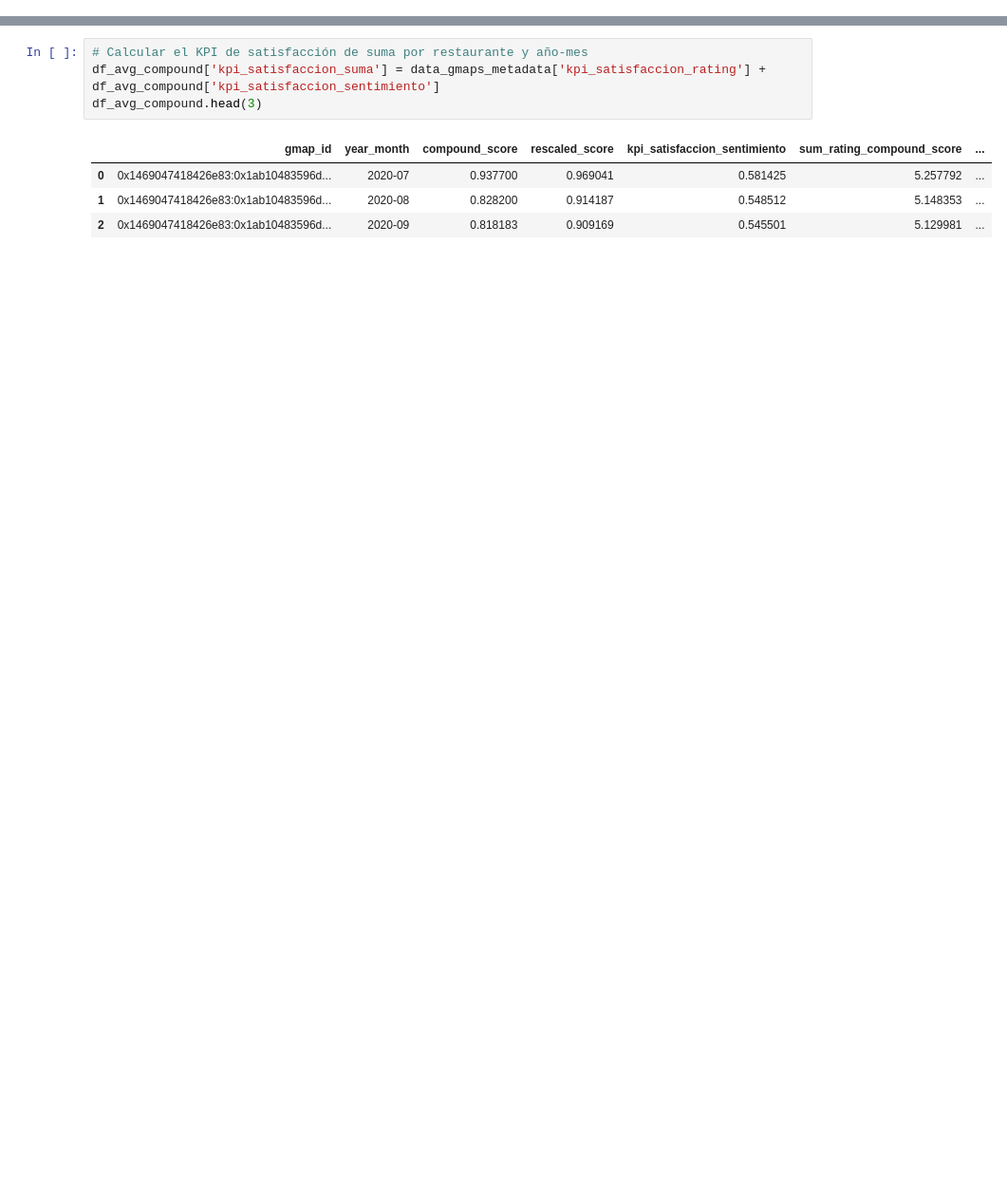
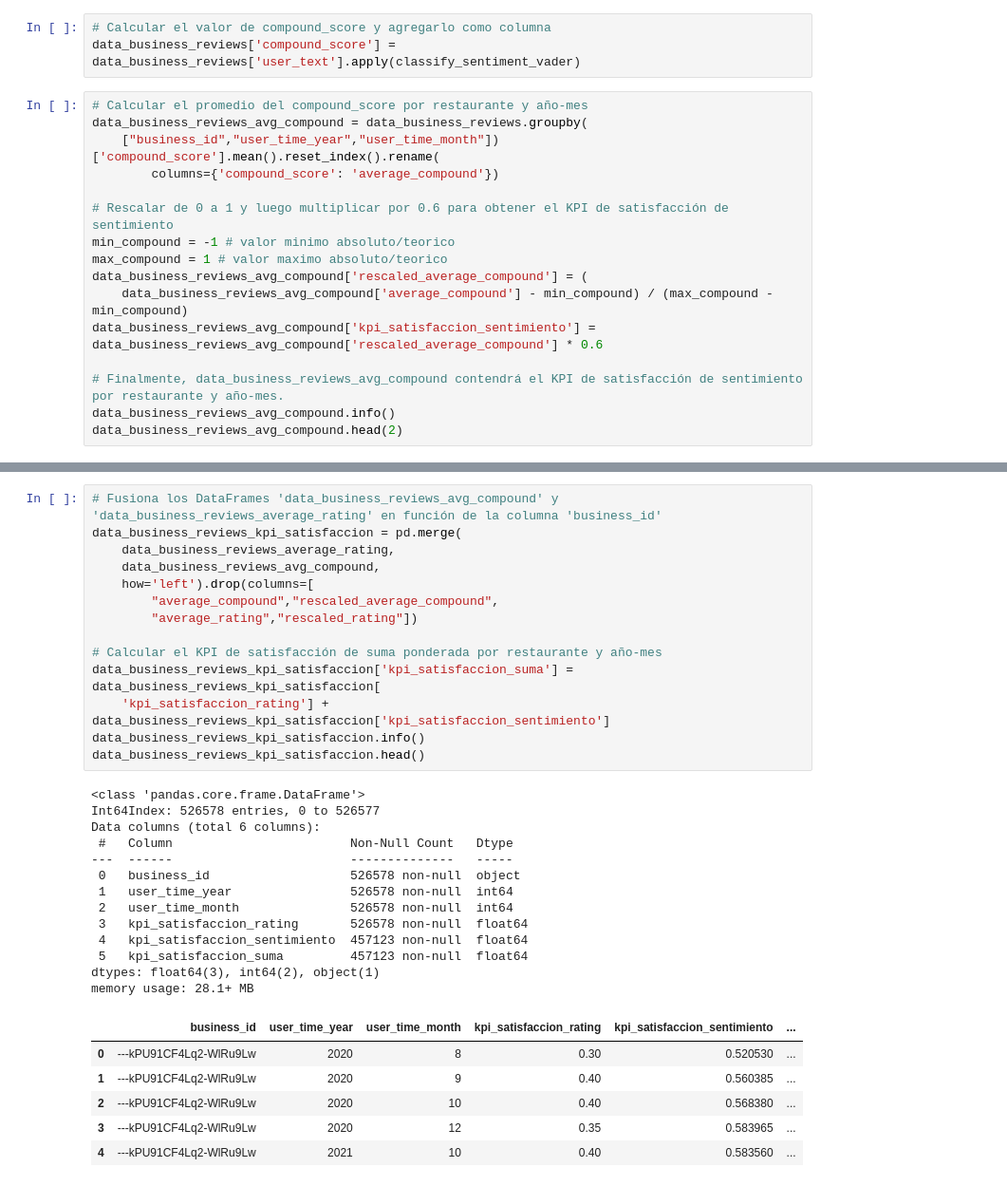
Before and after one commit to MatB1988/proyectogrupal, a Jupyter notebook: Notebooks/ETL_EDA/KPI_satisfaction.ipynb, the cells around one changed output, grey strips where cells are left out. Shown at 95% size. Cells and saved outputs as stored; diff of their text form; blank space fills up the shorter version.

```diff
--- a/Notebooks/ETL_EDA/KPI_satisfaction.ipynb
+++ b/Notebooks/ETL_EDA/KPI_satisfaction.ipynb
@@ -151,0 +125,19 @@ df_avg_compound
+# %%
+# Calcular el valor de compound_score y agregarlo como columna
+data_business_reviews['compound_score'] = data_business_reviews['user_text'].apply(classify_sentiment_vader)
+# %%
+# Calcular el promedio del compound_score por restaurante y año-mes
+data_business_reviews_avg_compound = data_business_reviews.groupby(
+    ["business_id","user_time_year","user_time_month"])['compound_score'].mean().reset_index().rename(
+        columns={'compound_score': 'average_compound'})
+
+# Rescalar de 0 a 1 y luego multiplicar por 0.6 para obtener el KPI de satisfacción de sentimiento
+min_compound = -1 # valor minimo absoluto/teorico
+max_compound = 1 # valor maximo absoluto/teorico
+data_business_reviews_avg_compound['rescaled_average_compound'] = (
+    data_business_reviews_avg_compound['average_compound'] - min_compound) / (max_compound - min_compound)
+data_business_reviews_avg_compound['kpi_satisfaccion_sentimiento'] = data_business_reviews_avg_compound['rescaled_average_compound'] * 0.6
+
+# Finalmente, data_business_reviews_avg_compound contendrá el KPI de satisfacción de sentimiento por restaurante y año-mes.
+data_business_reviews_avg_compound.info()
+data_business_reviews_avg_compound.head(2)
@@ -152,9 +166,34 @@ df_avg_compound
 # %%
-# Calcular el KPI de satisfacción de suma por restaurante y año-mes
-df_avg_compound['kpi_satisfaccion_suma'] = data_gmaps_metadata['kpi_satisfaccion_rating'] + df_avg_compound['kpi_satisfaccion_sentimiento']
-df_avg_compound.head(3)
+# Fusiona los DataFrames 'data_business_reviews_avg_compound' y 'data_business_reviews_average_rating' en función de la columna 'business_id'
+data_business_reviews_kpi_satisfaccion = pd.merge(
+    data_business_reviews_average_rating,
+    data_business_reviews_avg_compound,
+    how='left').drop(columns=[
+        "average_compound","rescaled_average_compound",
+        "average_rating","rescaled_rating"])
+
+# Calcular el KPI de satisfacción de suma ponderada por restaurante y año-mes
+data_business_reviews_kpi_satisfaccion['kpi_satisfaccion_suma'] = data_business_reviews_kpi_satisfaccion[
+    'kpi_satisfaccion_rating'] + data_business_reviews_kpi_satisfaccion['kpi_satisfaccion_sentimiento']
+data_business_reviews_kpi_satisfaccion.info()
+data_business_reviews_kpi_satisfaccion.head()
 # %% [output]
+<class 'pandas.core.frame.DataFrame'>
+Int64Index: 526578 entries, 0 to 526577
+Data columns (total 6 columns):
+ #   Column                        Non-Null Count   Dtype
+---  ------                        --------------   -----
+ 0   business_id                   526578 non-null  object
+ 1   user_time_year                526578 non-null  int64
+ 2   user_time_month               526578 non-null  int64
+ 3   kpi_satisfaccion_rating       526578 non-null  float64
+ 4   kpi_satisfaccion_sentimiento  457123 non-null  float64
+ 5   kpi_satisfaccion_suma         457123 non-null  float64
+dtypes: float64(3), int64(2), object(1)
+memory usage: 28.1+ MB
-|  | gmap_id | year_month | compound_score | rescaled_score | kpi_satisfaccion_sentimiento | sum_rating_compound_score | ... |
-| 0 | 0x1469047418426e83:0x1ab10483596d... | 2020-07 | 0.937700 | 0.969041 | 0.581425 | 5.257792 | ... |
-| 1 | 0x1469047418426e83:0x1ab10483596d... | 2020-08 | 0.828200 | 0.914187 | 0.548512 | 5.148353 | ... |
-| 2 | 0x1469047418426e83:0x1ab10483596d... | 2020-09 | 0.818183 | 0.909169 | 0.545501 | 5.129981 | ... |
+|  | business_id | user_time_year | user_time_month | kpi_satisfaccion_rating | kpi_satisfaccion_sentimiento | ... |
+| 0 | ---kPU91CF4Lq2-WlRu9Lw | 2020 | 8 | 0.30 | 0.520530 | ... |
+| 1 | ---kPU91CF4Lq2-WlRu9Lw | 2020 | 9 | 0.40 | 0.560385 | ... |
+| 2 | ---kPU91CF4Lq2-WlRu9Lw | 2020 | 10 | 0.40 | 0.568380 | ... |
+| 3 | ---kPU91CF4Lq2-WlRu9Lw | 2020 | 12 | 0.35 | 0.583965 | ... |
+| 4 | ---kPU91CF4Lq2-WlRu9Lw | 2021 | 10 | 0.40 | 0.583560 | ... |
```
Also changed, not shown: parts of 16 cells of this notebook.
